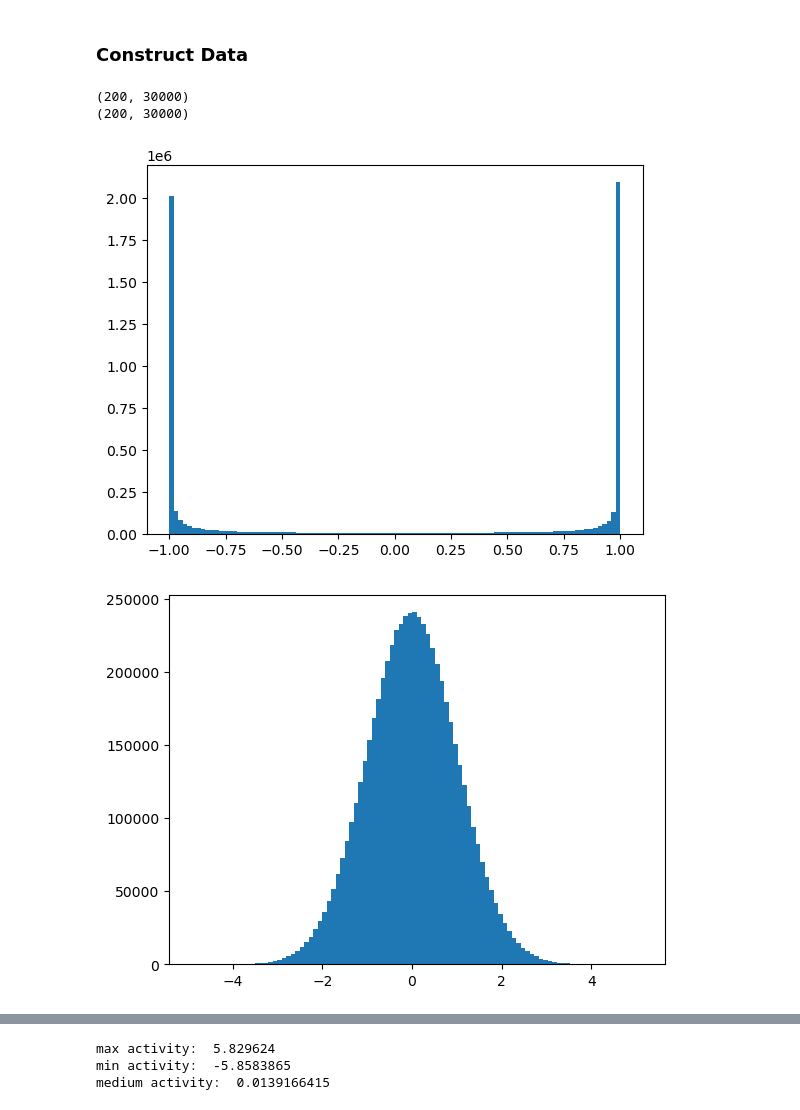
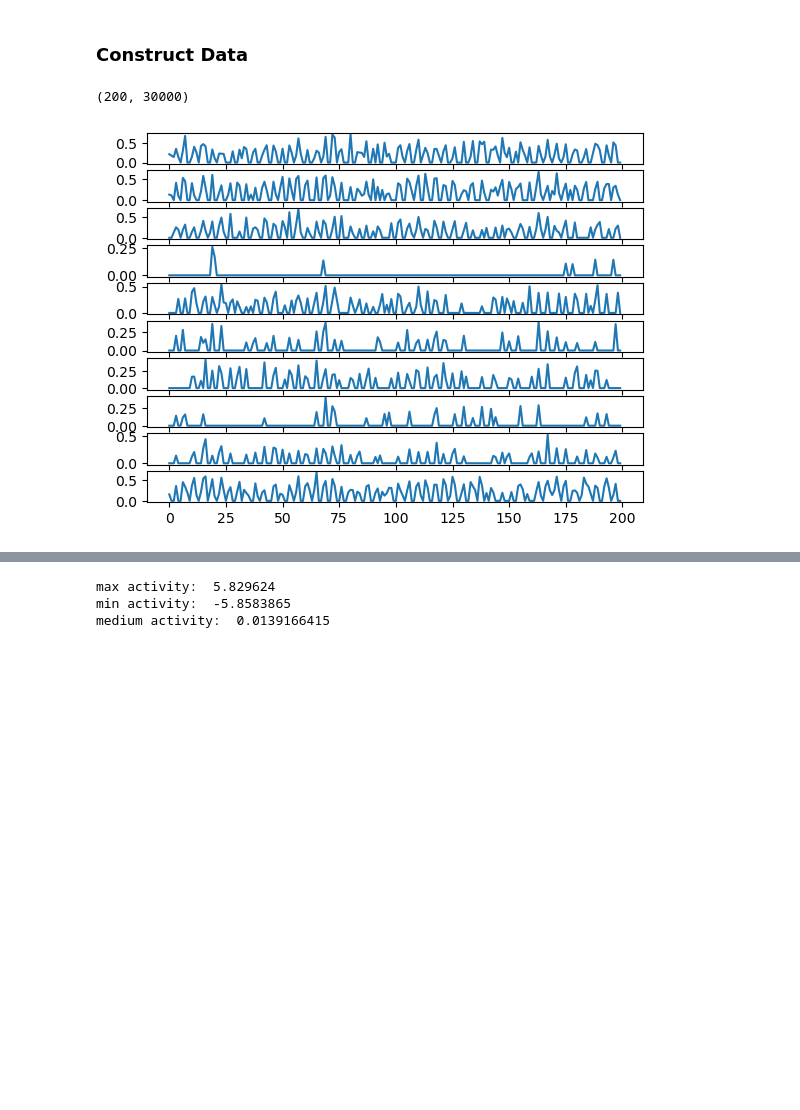
Before and after one commit to wuweizhang0723/func2graph, a Jupyter notebook: notebook/check_data/simulation_data.ipynb, the cells around one changed output, grey strips where cells are left out. Saved outputs shown, nothing was run; the diff lists cells and outputs as text; code cells hidden in the pictures; blank space fills up the shorter version.

```diff
--- a/notebook/check_data/simulation_data.ipynb
+++ b/notebook/check_data/simulation_data.ipynb
@@ -22,8 +22,9 @@ tau = 10
 spike_neuron_num=2
 spike_input=5
 
-weight_scale = 1
-init_scale = 1
+init_scale = 0.1  #################
+weight_scale = 0.1   #################
+error_scale = 1  #################
 
 total_time = 30000
 
@@ -31,7 +32,7 @@ data_random_seed=42 ######################
 
 weight_type="cell_type"
 
-test = True
+test = False  ######################
 
 simulator = data_simulator(
     neuron_num=neuron_num,
@@ -41,6 +42,7 @@ simulator = data_simulator(
     spike_input=spike_input,
     weight_scale= weight_scale,
     init_scale=init_scale,
+    error_scale=error_scale,
     total_time=total_time,
     data_random_seed=data_random_seed,
     weight_type=weight_type,
@@ -77,12 +79,13 @@ else:
     print(error_result.shape)
 # %% [output]
 (200, 30000)
-(200, 30000)
-# %%
-plt.hist(signal_result.flatten(), bins=100)
-plt.show()
-plt.hist(error_result.flatten(), bins=100)
-plt.show()
-# %% [output]
-[figure, removed]
-[figure, removed]
+# %%
+# make signal data below 0 to 0
+modified_signal_result = np.where(signal_result < 0.1, 0, signal_result)
+
+for i in range(10):
+    plt.subplot(10, 1, i+1)
+    plt.plot(modified_signal_result[i,:200])
+plt.show()
+# %% [output]
+[figure, added]
```
Also changed, not shown: parts of 4 cells of this notebook, 10 other files.
